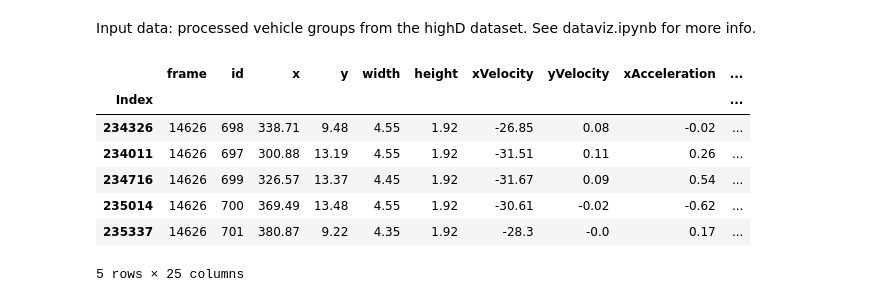
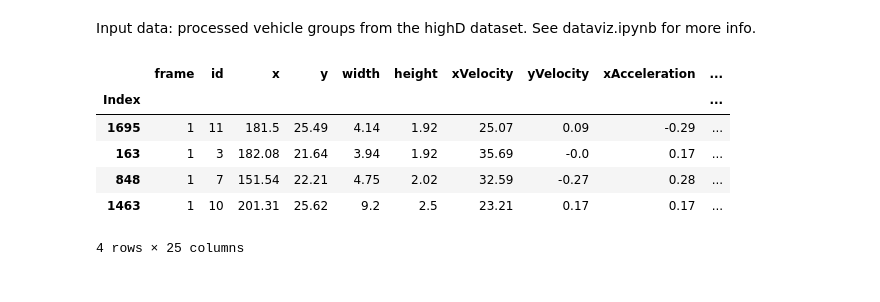
Before and after one commit to lmmartinez97/alphadrive_bp, a Jupyter notebook: highD/field_extraction.ipynb, the cells around one changed output. Cells and saved outputs as stored; diff of their text form; code cells hidden in the pictures.

```diff
--- a/highD/field_extraction.ipynb
+++ b/highD/field_extraction.ipynb
@@ -142,16 +152,15 @@ class PotentialField:
 # %%
 rx = 50 # horizontal semiaxis of ellipse to consider as ROI
 ry = 6 # vertical semiaxis of ellipse to consider as ROI
 sx = 1
 sy = 0.2
-vehicle_group = df_groups_list[np.random.randint(len(df_groups_list))]
+vehicle_group = df_groups_list[5]
 display(vehicle_group)
 # %% [output]
 |  | frame | id | x | y | width | height | xVelocity | yVelocity | xAcceleration | ... |
 | Index |  |  |  |  |  |  |  |  |  | ... |
-| 234326 | 14626 | 698 | 338.71 | 9.48 | 4.55 | 1.92 | -26.85 | 0.08 | -0.02 | ... |
-| 234011 | 14626 | 697 | 300.88 | 13.19 | 4.55 | 1.92 | -31.51 | 0.11 | 0.26 | ... |
-| 234716 | 14626 | 699 | 326.57 | 13.37 | 4.45 | 1.92 | -31.67 | 0.09 | 0.54 | ... |
-| 235014 | 14626 | 700 | 369.49 | 13.48 | 4.55 | 1.92 | -30.61 | -0.02 | -0.62 | ... |
-| 235337 | 14626 | 701 | 380.87 | 9.22 | 4.35 | 1.92 | -28.3 | -0.0 | 0.17 | ... |
+| 1695 | 1 | 11 | 181.5 | 25.49 | 4.14 | 1.92 | 25.07 | 0.09 | -0.29 | ... |
+| 163 | 1 | 3 | 182.08 | 21.64 | 3.94 | 1.92 | 35.69 | -0.0 | 0.17 | ... |
+| 848 | 1 | 7 | 151.54 | 22.21 | 4.75 | 2.02 | 32.59 | -0.27 | 0.28 | ... |
+| 1463 | 1 | 10 | 201.31 | 25.62 | 9.2 | 2.5 | 23.21 | 0.17 | 0.17 | ... |
-5 rows × 25 columns
+4 rows × 25 columns
```
Also changed, not shown: parts of 10 cells of this notebook.
